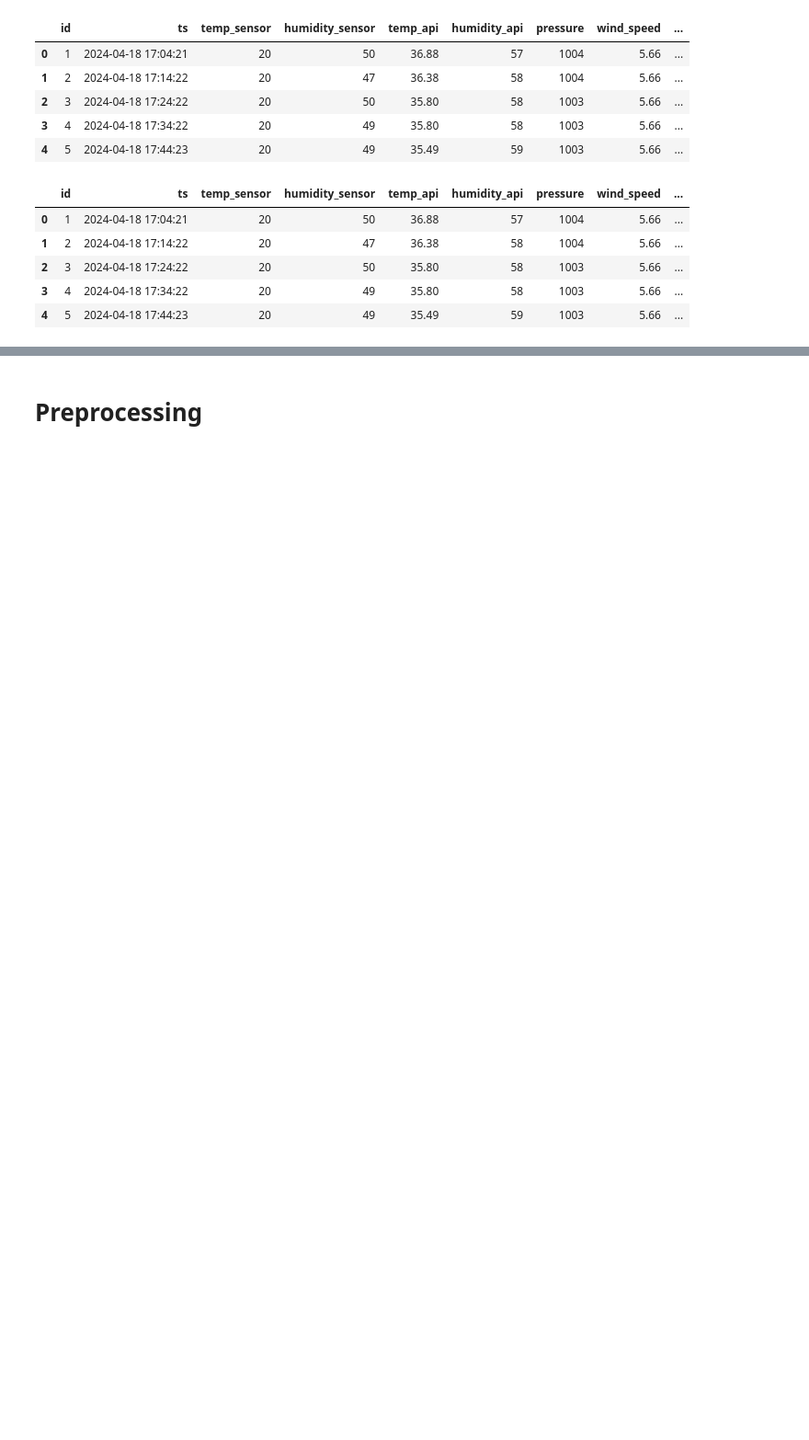
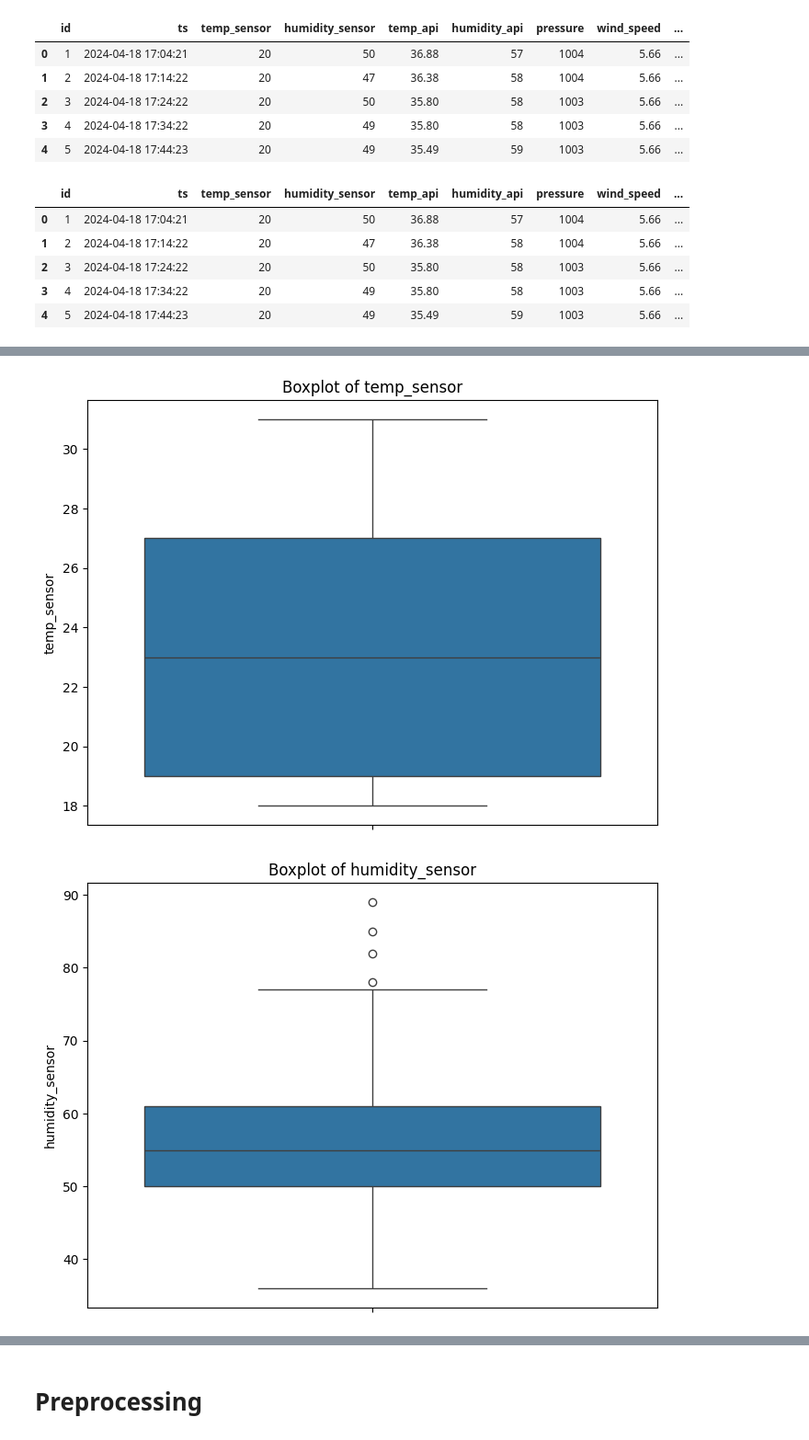
Before and after one commit to Qosanglesz/WeatherSense, a Jupyter notebook: Data-Analytics/weathersense.ipynb, the cells around one changed output, grey strips where cells are left out. Shown at 92% size. Saved outputs shown, nothing was run; the diff lists cells and outputs as text; code cells hidden in the pictures; blank space fills up the shorter version.

```diff
--- a/Data-Analytics/weathersense.ipynb
+++ b/Data-Analytics/weathersense.ipynb
@@ -32,0 +125,11 @@ display(data.head())
+# %%
+# Visualizing numerical features using boxplot
+for feature in numerical_features:
+    plt.figure(figsize=(8, 6))
+    sns.boxplot(data=data, y=feature)
+    plt.title(f'Boxplot of {feature}')
+    plt.ylabel(feature)
+    plt.show()
+# %% [output]
+[figure, added]
+[figure, added]
```
Also changed, not shown: parts of 25 cells of this notebook.
